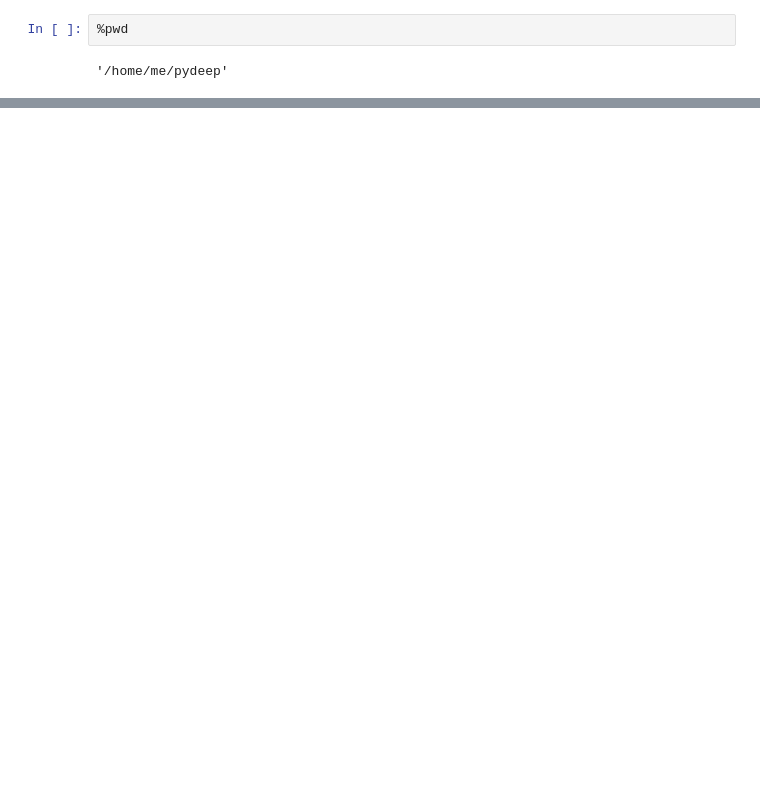
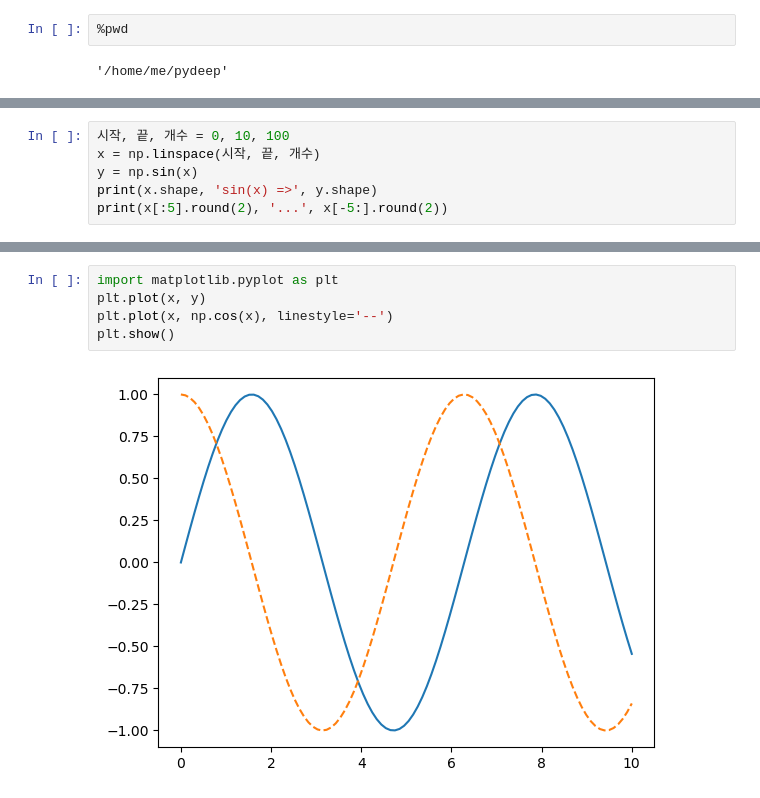
Before and after one commit to rebirther00/pydeep_multicam, a Jupyter notebook: Day1.ipynb, the cells around one changed output, grey strips where cells are left out. Cells and saved outputs as stored; diff of their text form; blank space fills up the shorter version.

```diff
--- a/Day1.ipynb
+++ b/Day1.ipynb
@@ -38,0 +77,6 @@ AssertionError: 같지 않음
+# %%
+시작, 끝, 개수 = 0, 10, 100
+x = np.linspace(시작, 끝, 개수)
+y = np.sin(x)
+print(x.shape, 'sin(x) =>', y.shape)
+print(x[:5].round(2), '...', x[-5:].round(2))
@@ -38,0 +96,7 @@ AssertionError: 같지 않음
+# %%
+import matplotlib.pyplot as plt
+plt.plot(x, y)
+plt.plot(x, np.cos(x), linestyle='--')
+plt.show()
+# %% [output]
+[figure, added]
```
Also changed, not shown: parts of 12 cells of this notebook, 2 other files.
